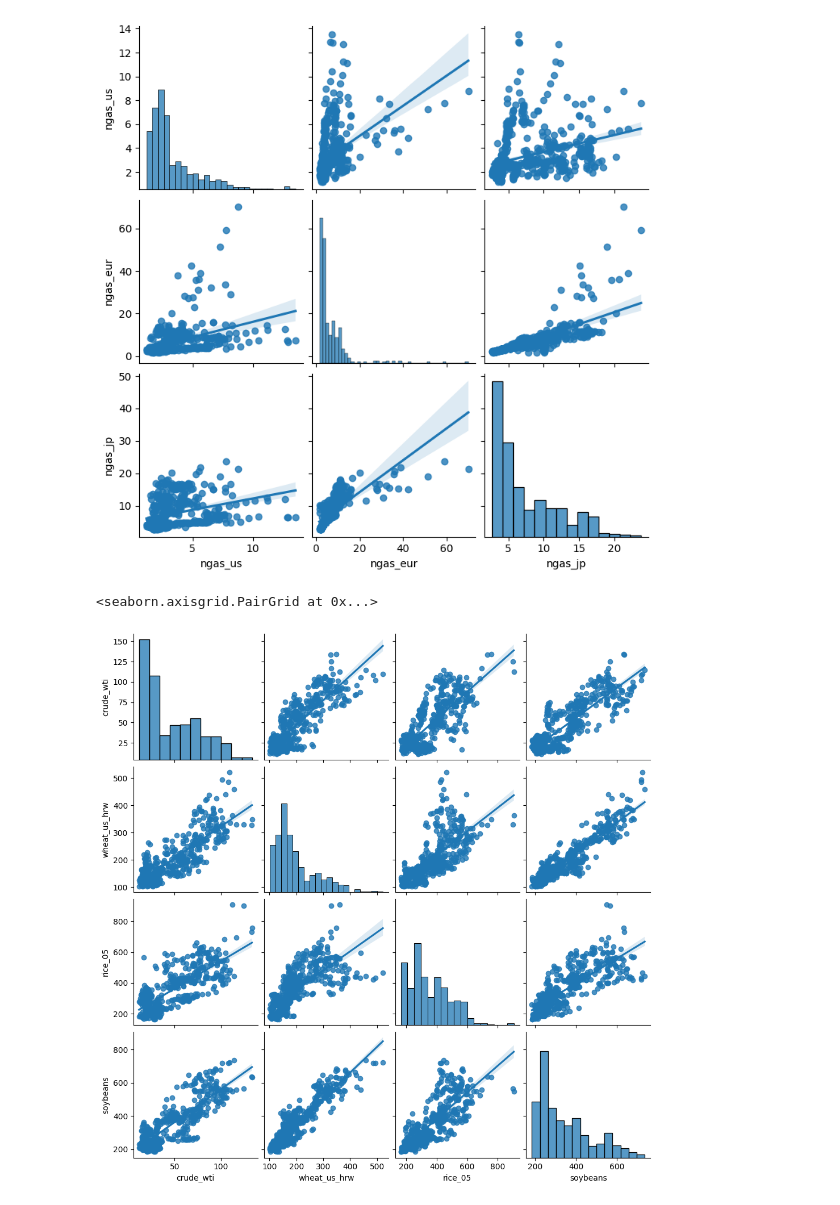
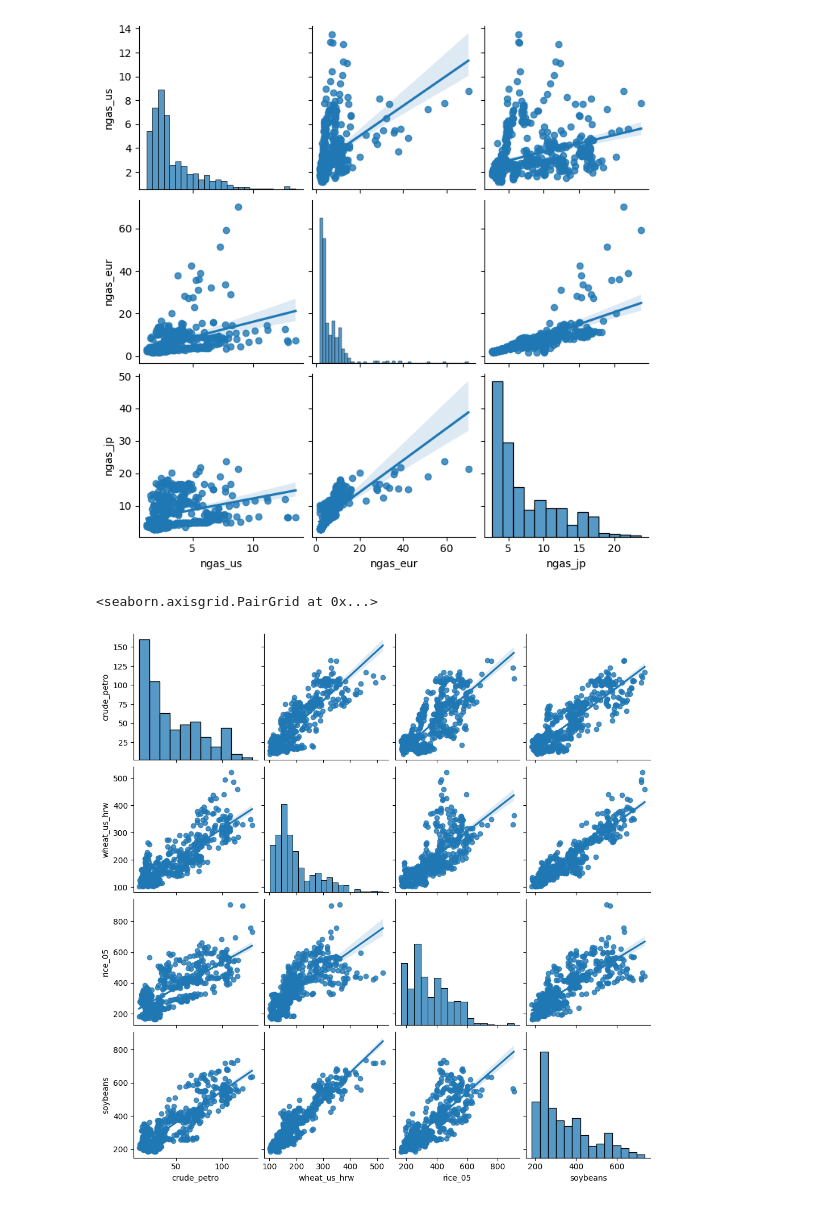
Before and after one commit to steveC-ai/Commodity-Market-Dynamics-Price-Drivers-and-Strategy-Backtesting, a Jupyter notebook: notebook/commodity.prices.ipynb, the cells around one changed output. Saved outputs shown, nothing was run; the diff lists cells and outputs as text; code cells hidden in the pictures.

```diff
--- a/notebook/commodity.prices.ipynb
+++ b/notebook/commodity.prices.ipynb
@@ -170,9 +172,9 @@ sns.pairplot(comdata_long[colsgs], kind='reg', height=2.5)
 <seaborn.axisgrid.PairGrid at 0x...>
 [figure]
 # %%
-# I am now checking correlation between different oil types and cereals, starting with WTI
-sns.pairplot(comdata_long[["crude_wti"] + ["wheat_us_hrw"] + ["rice_05"] + ["soybeans"]], kind='reg', height=2.5)
+# Now let's check correlation between different oil types and cereals, starting with WTI
+sns.pairplot(comdata_long[["crude_petro"] + ["wheat_us_hrw"] + ["rice_05"] + ["soybeans"]], kind='reg', height=2.5)
 # %% [output]
 <seaborn.axisgrid.PairGrid at 0x...>
-[figure, old version]
+[figure, new version]
 # %%
```
Also changed, not shown: parts of 8 cells of this notebook.
